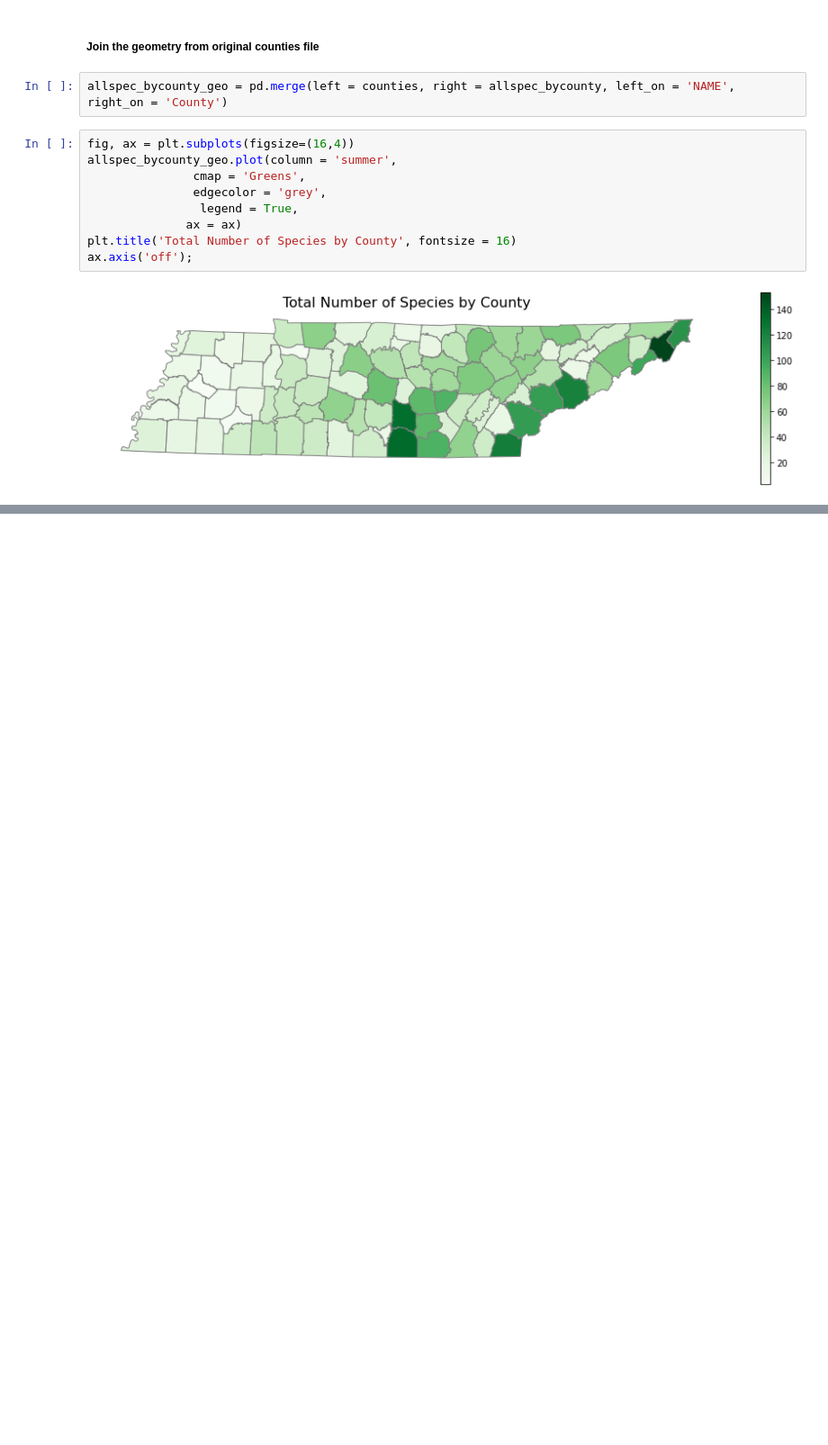
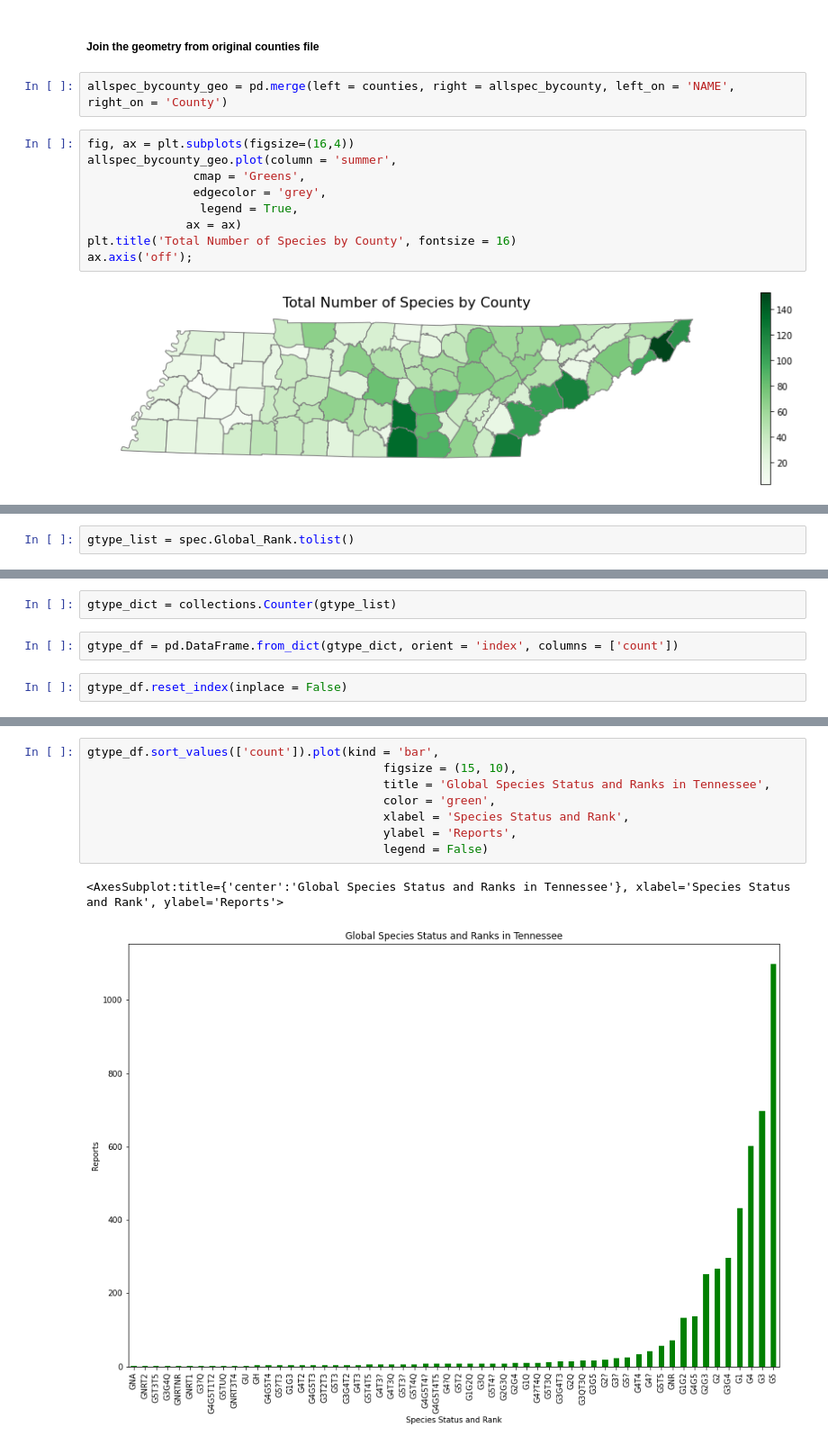
Before and after one commit to jomccall/Species-Diversity-in-Tennessee, a Jupyter notebook: notebooks/Exploration Counties Data.ipynb, the cells around one changed output, grey strips where cells are left out. Shown at 90% size. Saved outputs shown, nothing was run; the diff lists cells and outputs as text; blank space fills up the shorter version.

Commit message:
species type graph done

```diff
--- a/notebooks/Exploration Counties Data.ipynb
+++ b/notebooks/Exploration Counties Data.ipynb
@@ -82,0 +108,2 @@ ax.axis('off');
+# %%
+gtype_list = spec.Global_Rank.tolist()
@@ -82,0 +134,6 @@ ax.axis('off');
+# %%
+gtype_dict = collections.Counter(gtype_list)
+# %%
+gtype_df = pd.DataFrame.from_dict(gtype_dict, orient = 'index', columns = ['count'])
+# %%
+gtype_df.reset_index(inplace = False)
@@ -82,0 +158,11 @@ ax.axis('off');
+# %%
+gtype_df.sort_values(['count']).plot(kind = 'bar',
+                                          figsize = (15, 10),
+                                          title = 'Global Species Status and Ranks in Tennessee',
+                                          color = 'green',
+                                          xlabel = 'Species Status and Rank',
+                                          ylabel = 'Reports',
+                                          legend = False)
+# %% [output]
+<AxesSubplot:title={'center':'Global Species Status and Ranks in Tennessee'}, xlabel='Species Status and Rank', ylabel='Reports'>
+[figure, added]
```
Also changed, not shown: parts of 10 cells of this notebook.
